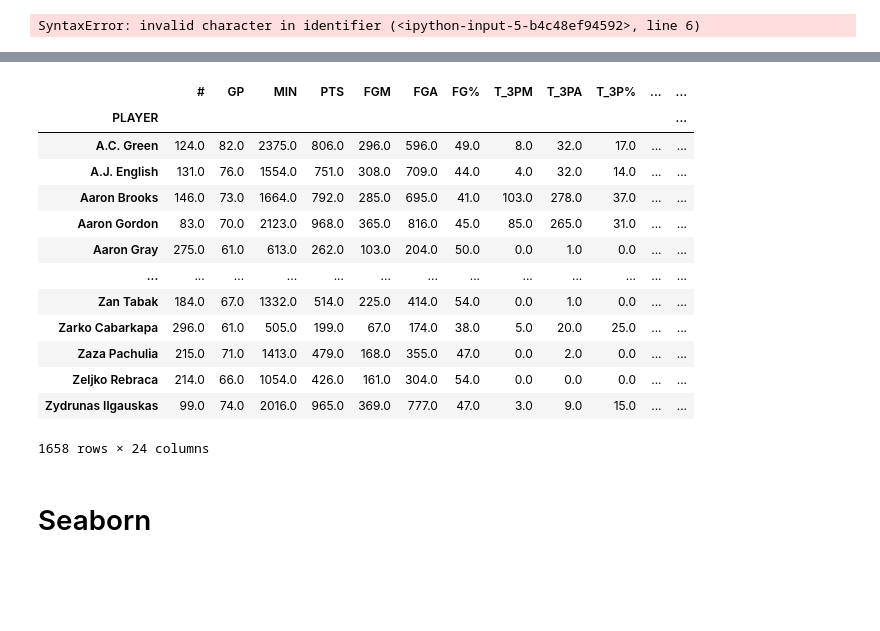
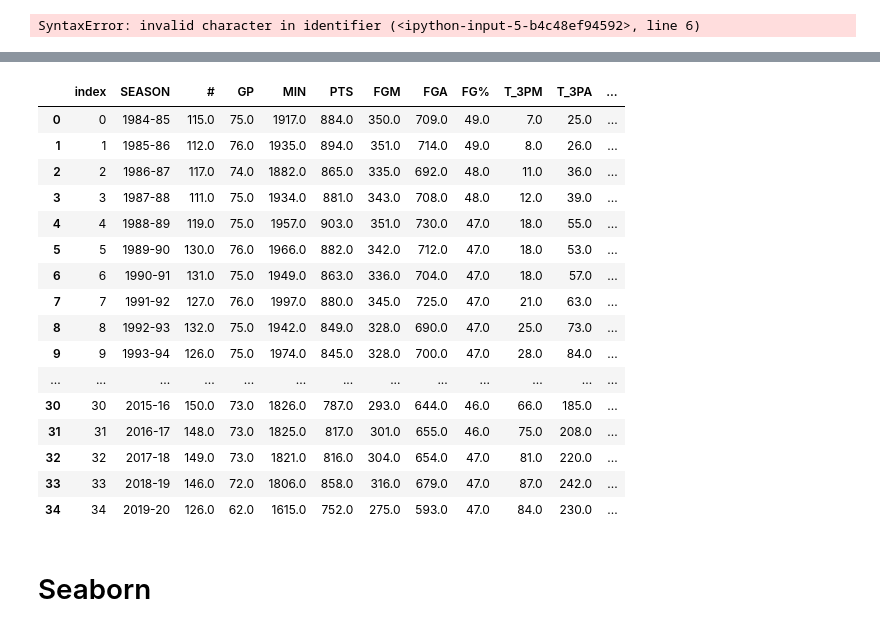
Before and after one commit to shidalgo12/Project3, a Jupyter notebook: point_earned.ipynb, the cells around one changed output, grey strips where cells are left out. Saved outputs shown, nothing was run; the diff lists cells and outputs as text; code cells hidden in the pictures; blank space fills up the shorter version.

```diff
--- a/point_earned.ipynb
+++ b/point_earned.ipynb
@@ -11,8 +11,6 @@ file_to_load = "nba_totals.csv"
 totals_df = pd.read_csv(file_to_load)
 # nba_df
 
-# Convert to json
-totals_df.to_json(r'nba_stats.json')
 
 totals_df['PPG'] = round(totals_df.PTS / totals_df.GP,1)
 
@@ -21,5 +19,16 @@ totals_df['PPG'] = round(totals_df.PTS / totals_df.GP,1)
 # df.groupby('State')['Population'].apply(lambda grp: grp.nlargest(2).sum())
 
 totals_df = totals_df.rename(columns={"3PM": "T_3PM", "3PA": "T_3PA", "3P%": "T_3P%"})
+totals_df = totals_df[totals_df.SALARY != "-"]
 
+
+pd.set_option('display.max_columns', None)
 totals_df
+
+# totals_df[]
+
+# totals_df['SEASON'] = totals_df['SEASON'].astype('string')
+# totals_df.dtypes
+
+# Convert to json
+totals_df.to_json(r'nba.json',orient='records')
@@ -116,15 +111,16 @@ file_to_load = "nba_totals.csv"
 nba_df = pd.read_csv(file_to_load)
 # nba_df
 
+# rename columns that begin with 3
 nba_df = nba_df.rename(columns={"3PM": "T_3PM", "3PA": "T_3PA", "3P%": "T_3P%"})
 # nba_df
 
-# Filter by Season
+# Filter by Player
 mj_df = nba_df.loc[nba_df['PLAYER'] == 'Michael Jordan']
 mj_df
 
-# league = nba_df[(nba_df.GP >=58)]
-# league
+league = nba_df[(nba_df.GP >=58)]
+league
 
 # LEADER MINIMUMS
 # SCORING:	Player must play 70% of his team's games (58 in 82-game season)*
@@ -150,12 +146,6 @@ mj_df
 
 # movies[(movies.duration >= 200) & (movies.genre == 'Drama')]
 
-# leaders_df
-
-# idx = np.where((df['Salary_in_1000']>=100) &amp; (df['Age']&lt; 60) &amp; (df['FT
-
-#
-
 # # conditional filter example dataframe['column_name']== value
 
 # # totals_df= totals_df.groupby('SEASON')['PTS'].apply(lambda grp: grp.nlargest(5).sum())
@@ -163,6 +153,4 @@ mj_df
 # # df.groupby('State')['Population'].apply(lambda grp: grp.nlargest(2).sum())
 
 # totals_df = totals_df.rename(columns={"3PM": "T_3PM", "3PA": "T_3PA", "3P%": "T_3P%"})
-
-# totals_df
 # %% [output]
@@ -186,42 +170,51 @@ mj_df
 # %%
-# Correlation of Defensive Rebounds (DREB), Field Goals Made (FGM) & Assists (AST)
+# Mean and Median of seasonal stats per player within the entire league
 league_avg=round(league.groupby('SEASON').mean())
 league_avg= league_avg.reset_index()
+pd.set_option('display.max_columns', None)
+league_avg
 
+league_med=league.groupby('SEASON').median()
+league_med= league_avg.reset_index()
+pd.set_option('display.max_columns', None)
+league_med
 
 
 # # player avg per season
 # player_avg = round(league.groupby('PLAYER').mean())
 # player_avg
 
 # mvps= ['']
 
 # leader_avg = round(leaders.groupby('SEASON').mean())
 # leader_avg= leader_avg.reset_index()
 
 # best_avg = round(best.groupby('SEASON').mean())
 # best_avg= best_avg.reset_index()
 # best_avg
 # # Filter by Season
 # season_avg = avg.loc[avg['SEASON'] == '1990-91']
 # season_avg
 # Filter by Season
 # season_df = scoring_df.loc[scoring_df['SEASON'] == '1990-91']
 # %% [output]
-|  | # | GP | MIN | PTS | FGM | FGA | FG% | T_3PM | T_3PA | T_3P% | ... | ... |
-| PLAYER |  |  |  |  |  |  |  |  |  |  |  | ... |
-| A.C. Green | 124.0 | 82.0 | 2375.0 | 806.0 | 296.0 | 596.0 | 49.0 | 8.0 | 32.0 | 17.0 | ... | ... |
-| A.J. English | 131.0 | 76.0 | 1554.0 | 751.0 | 308.0 | 709.0 | 44.0 | 4.0 | 32.0 | 14.0 | ... | ... |
-| Aaron Brooks | 146.0 | 73.0 | 1664.0 | 792.0 | 285.0 | 695.0 | 41.0 | 103.0 | 278.0 | 37.0 | ... | ... |
-| Aaron Gordon | 83.0 | 70.0 | 2123.0 | 968.0 | 365.0 | 816.0 | 45.0 | 85.0 | 265.0 | 31.0 | ... | ... |
-| Aaron Gray | 275.0 | 61.0 | 613.0 | 262.0 | 103.0 | 204.0 | 50.0 | 0.0 | 1.0 | 0.0 | ... | ... |
+|  | index | SEASON | # | GP | MIN | PTS | FGM | FGA | FG% | T_3PM | T_3PA | ... |
+| 0 | 0 | 1984-85 | 115.0 | 75.0 | 1917.0 | 884.0 | 350.0 | 709.0 | 49.0 | 7.0 | 25.0 | ... |
+| 1 | 1 | 1985-86 | 112.0 | 76.0 | 1935.0 | 894.0 | 351.0 | 714.0 | 49.0 | 8.0 | 26.0 | ... |
+| 2 | 2 | 1986-87 | 117.0 | 74.0 | 1882.0 | 865.0 | 335.0 | 692.0 | 48.0 | 11.0 | 36.0 | ... |
+| 3 | 3 | 1987-88 | 111.0 | 75.0 | 1934.0 | 881.0 | 343.0 | 708.0 | 48.0 | 12.0 | 39.0 | ... |
+| 4 | 4 | 1988-89 | 119.0 | 75.0 | 1957.0 | 903.0 | 351.0 | 730.0 | 47.0 | 18.0 | 55.0 | ... |
+| 5 | 5 | 1989-90 | 130.0 | 76.0 | 1966.0 | 882.0 | 342.0 | 712.0 | 47.0 | 18.0 | 53.0 | ... |
+| 6 | 6 | 1990-91 | 131.0 | 75.0 | 1949.0 | 863.0 | 336.0 | 704.0 | 47.0 | 18.0 | 57.0 | ... |
+| 7 | 7 | 1991-92 | 127.0 | 76.0 | 1997.0 | 880.0 | 345.0 | 725.0 | 47.0 | 21.0 | 63.0 | ... |
+| 8 | 8 | 1992-93 | 132.0 | 75.0 | 1942.0 | 849.0 | 328.0 | 690.0 | 47.0 | 25.0 | 73.0 | ... |
+| 9 | 9 | 1993-94 | 126.0 | 75.0 | 1974.0 | 845.0 | 328.0 | 700.0 | 47.0 | 28.0 | 84.0 | ... |
 | ... | ... | ... | ... | ... | ... | ... | ... | ... | ... | ... | ... | ... |
-| Zan Tabak | 184.0 | 67.0 | 1332.0 | 514.0 | 225.0 | 414.0 | 54.0 | 0.0 | 1.0 | 0.0 | ... | ... |
-| Zarko Cabarkapa | 296.0 | 61.0 | 505.0 | 199.0 | 67.0 | 174.0 | 38.0 | 5.0 | 20.0 | 25.0 | ... | ... |
-| Zaza Pachulia | 215.0 | 71.0 | 1413.0 | 479.0 | 168.0 | 355.0 | 47.0 | 0.0 | 2.0 | 0.0 | ... | ... |
-| Zeljko Rebraca | 214.0 | 66.0 | 1054.0 | 426.0 | 161.0 | 304.0 | 54.0 | 0.0 | 0.0 | 0.0 | ... | ... |
-| Zydrunas Ilgauskas | 99.0 | 74.0 | 2016.0 | 965.0 | 369.0 | 777.0 | 47.0 | 3.0 | 9.0 | 15.0 | ... | ... |
+| 30 | 30 | 2015-16 | 150.0 | 73.0 | 1826.0 | 787.0 | 293.0 | 644.0 | 46.0 | 66.0 | 185.0 | ... |
+| 31 | 31 | 2016-17 | 148.0 | 73.0 | 1825.0 | 817.0 | 301.0 | 655.0 | 46.0 | 75.0 | 208.0 | ... |
+| 32 | 32 | 2017-18 | 149.0 | 73.0 | 1821.0 | 816.0 | 304.0 | 654.0 | 47.0 | 81.0 | 220.0 | ... |
+| 33 | 33 | 2018-19 | 146.0 | 72.0 | 1806.0 | 858.0 | 316.0 | 679.0 | 47.0 | 87.0 | 242.0 | ... |
+| 34 | 34 | 2019-20 | 126.0 | 62.0 | 1615.0 | 752.0 | 275.0 | 593.0 | 47.0 | 84.0 | 230.0 | ... |
-1658 rows × 24 columns
 # %% [markdown]
 # Seaborn
 # %%
```
Also changed, not shown: parts of 2 cells of this notebook, 7 other files.
